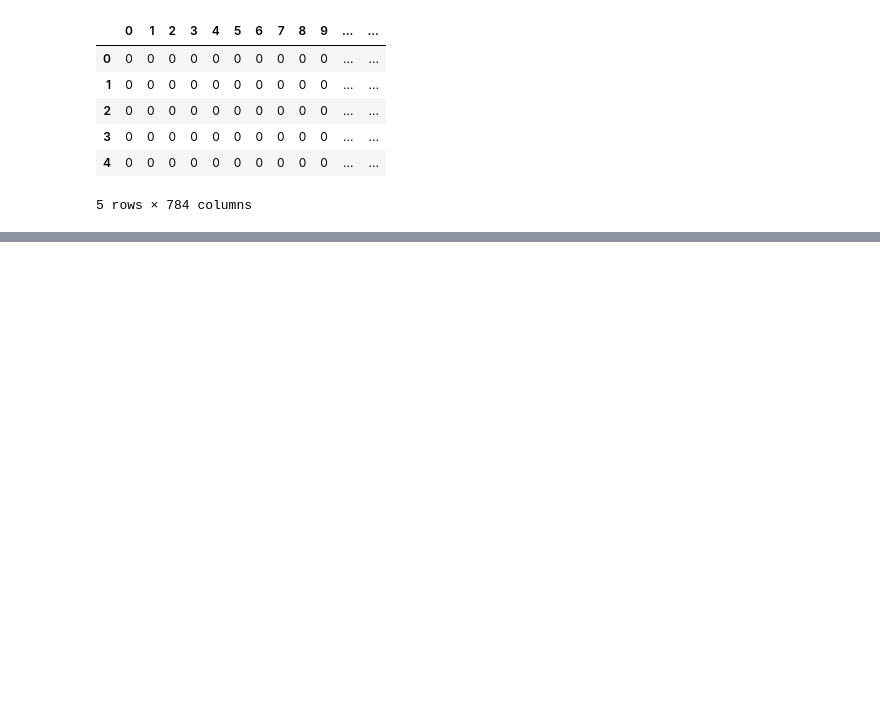
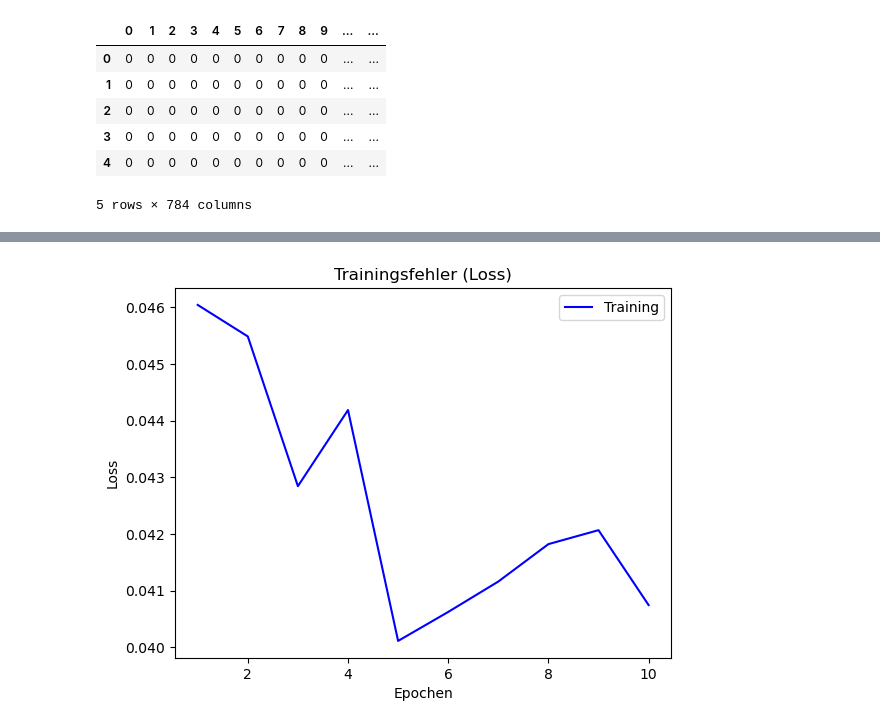
Before and after one commit to JacobToifl/SJ25-26_5AHIT_DSAI_TOIFL, a Jupyter notebook: Uebungen/UE01/UE01 – Neuronale Netze - MNIST.ipynb, the cells around one changed output, grey strips where cells are left out. Cells and saved outputs as stored; diff of their text form; code cells hidden in the pictures; blank space fills up the shorter version.

```diff
--- a/Uebungen/UE01/UE01 – Neuronale Netze - MNIST.ipynb
+++ b/Uebungen/UE01/UE01 – Neuronale Netze - MNIST.ipynb
@@ -87,0 +137,9 @@ real number: 9
+# %%
+plt.plot(epochs, history.history["loss"], 'b', label="Training")
+plt.title("Trainingsfehler (Loss)")
+plt.xlabel("Epochen")
+plt.ylabel("Loss")
+plt.legend()
+plt.show()
+# %% [output]
+[figure, added]
```
Also changed, not shown: parts of 11 cells of this notebook.
